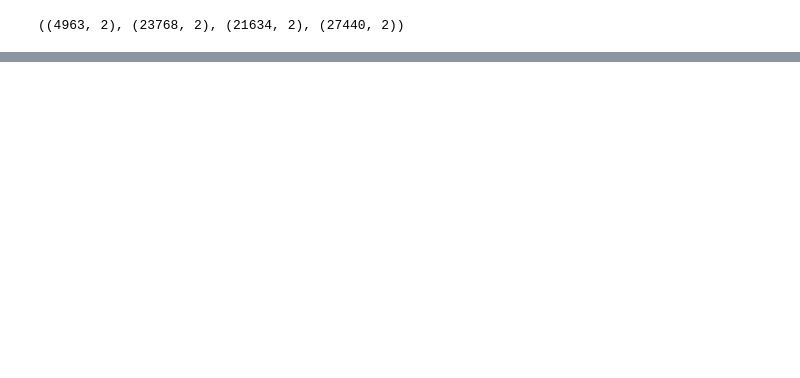
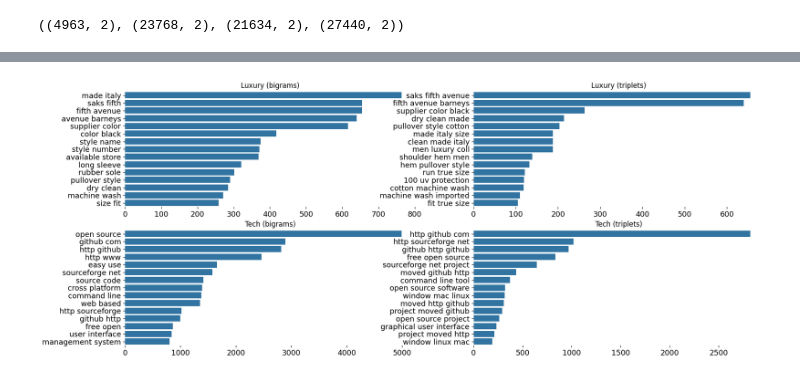
Before and after one commit to cntgfy90/hse_thesis_final, a Jupyter notebook: src/Preprocessor.ipynb, the cells around one changed output, grey strips where cells are left out. Drawn from its saved outputs; the diff is of its cells as text; code cells hidden in the pictures; blank space fills up the shorter version.

```diff
--- a/src/Preprocessor.ipynb
+++ b/src/Preprocessor.ipynb
@@ -173,0 +174,7 @@ plot_ngrams(
+# %%
+plot_ngrams(
+    data=[luxury_data, tech_data],
+    names=["Luxury", "Tech"]
+)
+# %% [output]
+[figure, added]
```
Also changed, not shown: parts of 5 cells of this notebook, 28 other files.
